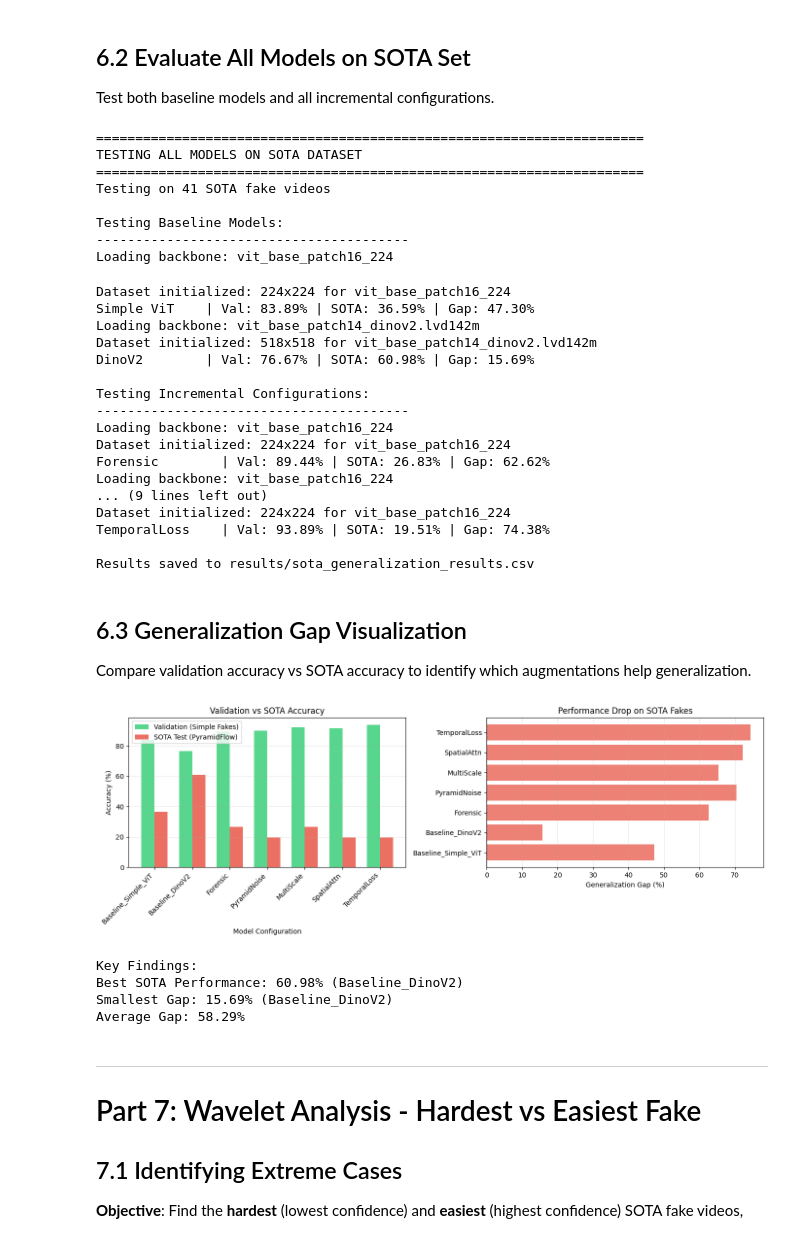
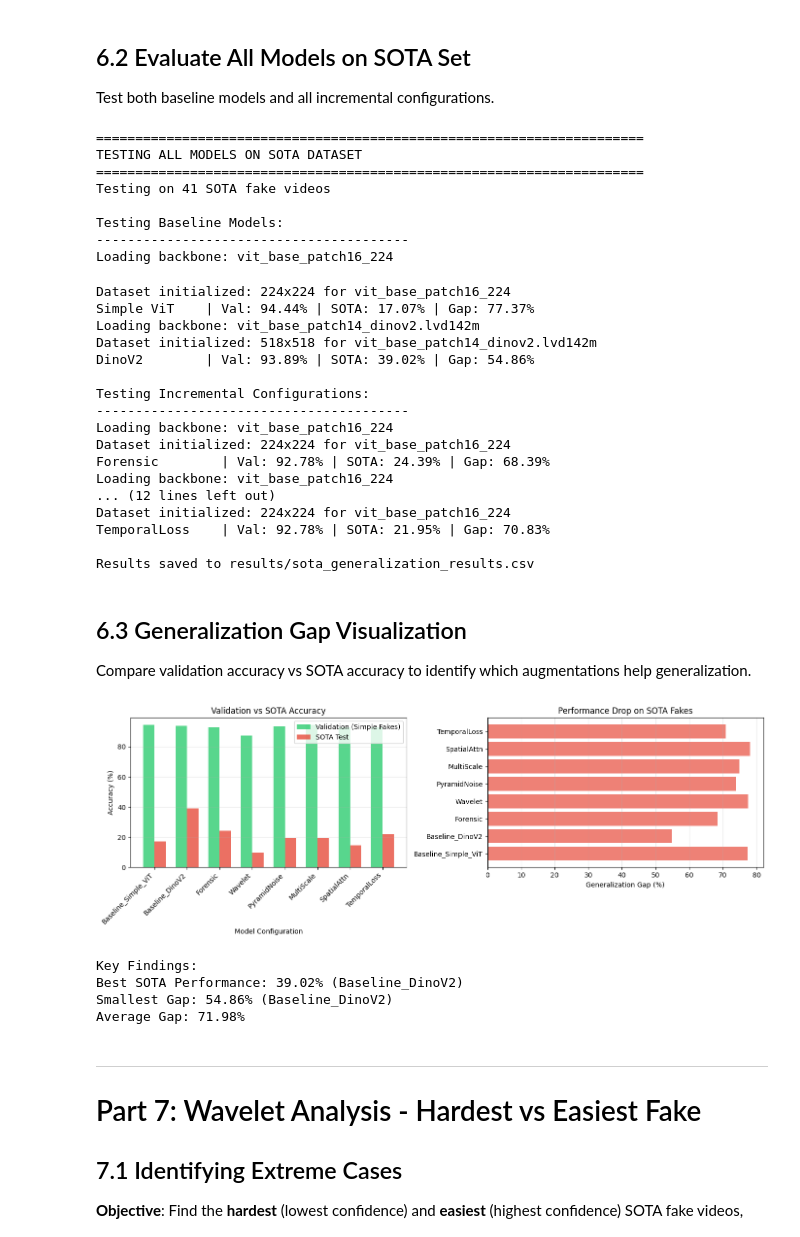
Before and after one commit to Sartor02/AI_Video_Detection, a Jupyter notebook: report.ipynb, the cells around one changed output. Drawn from its saved outputs; the diff is of its cells as text; code cells hidden in the pictures.

```diff
--- a/report.ipynb
+++ b/report.ipynb
@@ -718,6 +718,14 @@ class IncrementalConfig:
         }
 
     @staticmethod
+    def baseline_plus_wavelet():
+        """Baseline + Wavelet only"""
+        base = IncrementalConfig.get_baseline()
+        return {**base,
+                'name': 'Baseline+Wavelet',
+                'augmentations': {**base['augmentations'], 'wavelet': True}}
+
+    @staticmethod
     def baseline_plus_forensic():
         """Baseline + Forensic augmentation only"""
         base = IncrementalConfig.get_baseline()
@@ -1541,6 +1571,7 @@ for model_name, config in baseline_configs:
 # Incremental models
 incremental_configs = [
     ('incr_Baseline+Forensic', IncrementalConfig.baseline_plus_forensic()),
+    ('incr_Baseline+Wavelet', IncrementalConfig.baseline_plus_wavelet()),
     ('incr_Baseline+PyramidNoise', IncrementalConfig.baseline_plus_pyramid()),
     ('incr_Baseline+MultiScale', IncrementalConfig.baseline_plus_multiscale()),
     ('incr_Baseline+SpatialAttn', IncrementalConfig.baseline_plus_spatial()),
@@ -1577,7 +1608,7 @@ print(f"\n🔹 Baseline Models:")
 print(f"   Mean: {baseline_accs.mean()*100:.2f}%")
 print(f"   Best: {baseline_accs.max()*100:.2f}% ({results_df[results_df['Val Accuracy'] == baseline_accs.max()]['Model'].values[0]})")
 
-print(f"\n🔹 Incremental Models (5 epochs):")
+print(f"\n🔹 Incremental Models (7 epochs):")
 print(f"   Mean: {incremental_accs.mean()*100:.2f}%")
 print(f"   Best: {incremental_accs.max()*100:.2f}% ({results_df[results_df['Val Accuracy'] == incremental_accs.max()]['Model'].values[0]})")
 print(f"   Worst: {incremental_accs.min()*100:.2f}% ({results_df[results_df['Val Accuracy'] == incremental_accs.min()]['Model'].values[0]})")
@@ -1790,6 +1821,7 @@ else:
 
     incremental_configs = [
         ('incr_Baseline+Forensic', IncrementalConfig.baseline_plus_forensic()),
+        ('incr_Baseline+Wavelet', IncrementalConfig.baseline_plus_wavelet()),
         ('incr_Baseline+PyramidNoise', IncrementalConfig.baseline_plus_pyramid()),
         ('incr_Baseline+MultiScale', IncrementalConfig.baseline_plus_multiscale()),
         ('incr_Baseline+SpatialAttn', IncrementalConfig.baseline_plus_spatial()),
@@ -1817,20 +1849,20 @@ Testing Baseline Models:
 ----------------------------------------
 Loading backbone: vit_base_patch16_224
 Dataset initialized: 224x224 for vit_base_patch16_224
-Simple ViT    | Val: 83.89% | SOTA: 36.59% | Gap: 47.30%
+Simple ViT    | Val: 94.44% | SOTA: 17.07% | Gap: 77.37%
 Loading backbone: vit_base_patch14_dinov2.lvd142m
 Dataset initialized: 518x518 for vit_base_patch14_dinov2.lvd142m
-DinoV2        | Val: 76.67% | SOTA: 60.98% | Gap: 15.69%
+DinoV2        | Val: 93.89% | SOTA: 39.02% | Gap: 54.86%
 
 Testing Incremental Configurations:
 ----------------------------------------
 Loading backbone: vit_base_patch16_224
 Dataset initialized: 224x224 for vit_base_patch16_224
-Forensic        | Val: 89.44% | SOTA: 26.83% | Gap: 62.62%
+Forensic        | Val: 92.78% | SOTA: 24.39% | Gap: 68.39%
 Loading backbone: vit_base_patch16_224
-... (9 lines left out)
+... (12 lines left out)
 Dataset initialized: 224x224 for vit_base_patch16_224
-TemporalLoss    | Val: 93.89% | SOTA: 19.51% | Gap: 74.38%
+TemporalLoss    | Val: 92.78% | SOTA: 21.95% | Gap: 70.83%
 
 Results saved to results/sota_generalization_results.csv
 # %% [markdown]
@@ -1850,39 +1882,39 @@ x = np.arange(len(model_names))
 width = 0.35
 
 axes[0].bar(x - width/2, val_accs, width, label='Validation (Simple Fakes)', alpha=0.8, color='#2ecc71')
-axes[0].bar(x + width/2, sota_accs, width, label='SOTA Test (PyramidFlow)', alpha=0.8, color='#e74c3c')
+axes[0].bar(x + width/2, sota_accs, width, label='SOTA Test', alpha=0.8, color='#e74c3c')
 axes[0].set_xlabel('Model Configuration')
 axes[0].set_ylabel('Accuracy (%)')
 axes[0].set_title('Validation vs SOTA Accuracy')
 axes[0].set_xticks(x)
 axes[0].set_xticklabels(model_names, rotation=45, ha='right')
 axes[0].legend()
 axes[0].grid(axis='y', alpha=0.3)
 
 # Plot 2: Generalization Gap
 gaps = [r['generalization_gap'] * 100 for r in sota_results]
 colors = ['#e74c3c' if g > 0 else '#2ecc71' for g in gaps]
 
 axes[1].barh(model_names, gaps, color=colors, alpha=0.7)
 axes[1].axvline(x=0, color='black', linestyle='--', linewidth=1)
 axes[1].set_xlabel('Generalization Gap (%)')
 axes[1].set_title('Performance Drop on SOTA Fakes')
 axes[1].grid(axis='x', alpha=0.3)
 
 plt.tight_layout()
 plt.savefig('results/sota_generalization_comparison.png', dpi=300, bbox_inches='tight')
 plt.show()
 
 print("\nKey Findings:")
 print(f"Best SOTA Performance: {max(sota_accs):.2f}% ({model_names[sota_accs.index(max(sota_accs))]})")
 print(f"Smallest Gap: {min(gaps):.2f}% ({model_names[gaps.index(min(gaps))]})")
 print(f"Average Gap: {np.mean(gaps):.2f}%")
 # %% [output]
-[figure, old version]
+[figure, new version]
 Key Findings:
-Best SOTA Performance: 60.98% (Baseline_DinoV2)
-Smallest Gap: 15.69% (Baseline_DinoV2)
-Average Gap: 58.29%
+Best SOTA Performance: 39.02% (Baseline_DinoV2)
+Smallest Gap: 54.86% (Baseline_DinoV2)
+Average Gap: 71.98%
 # %% [markdown]
 ---
 
```
Also changed, not shown: parts of 16 cells of this notebook, 5 other files.
